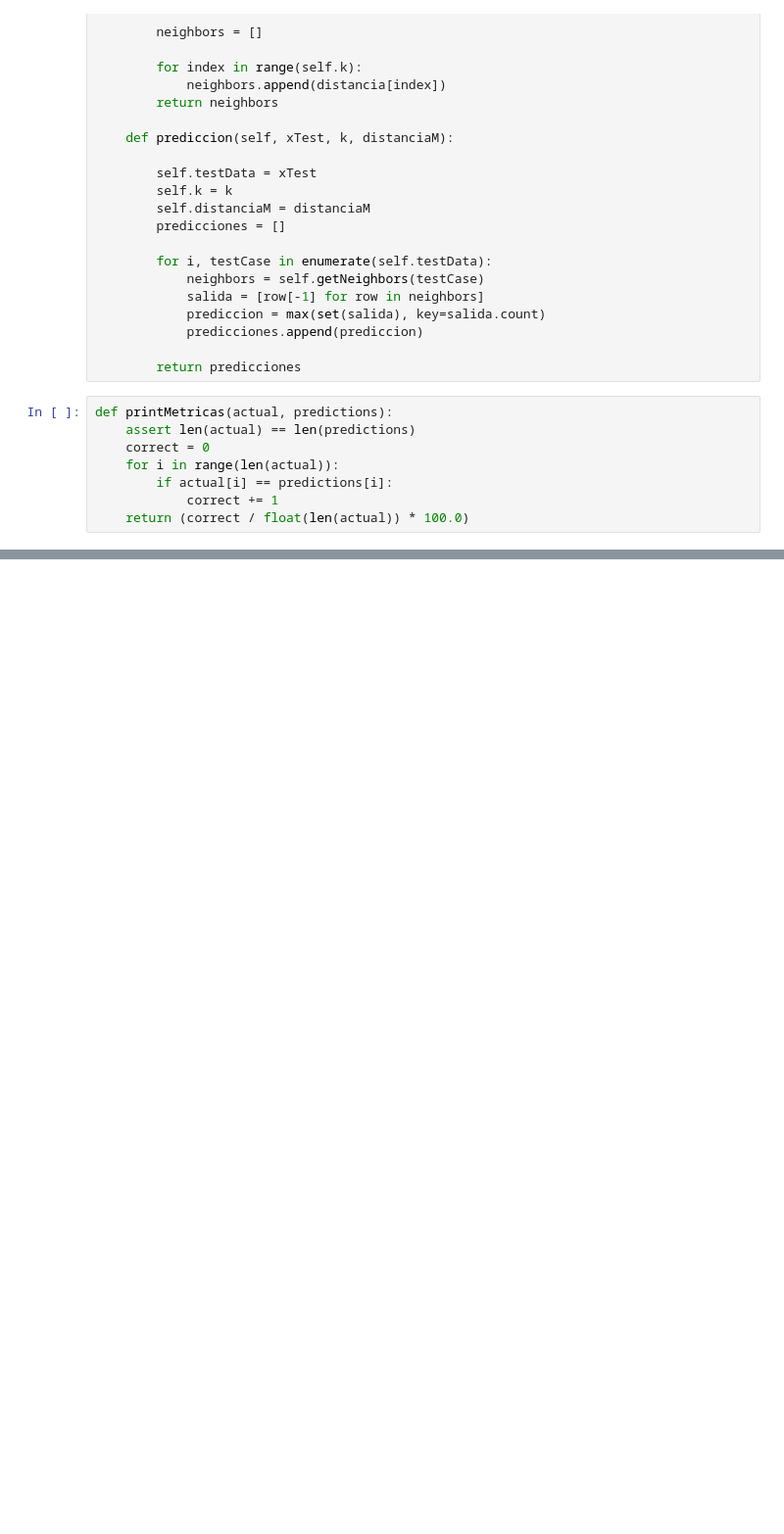
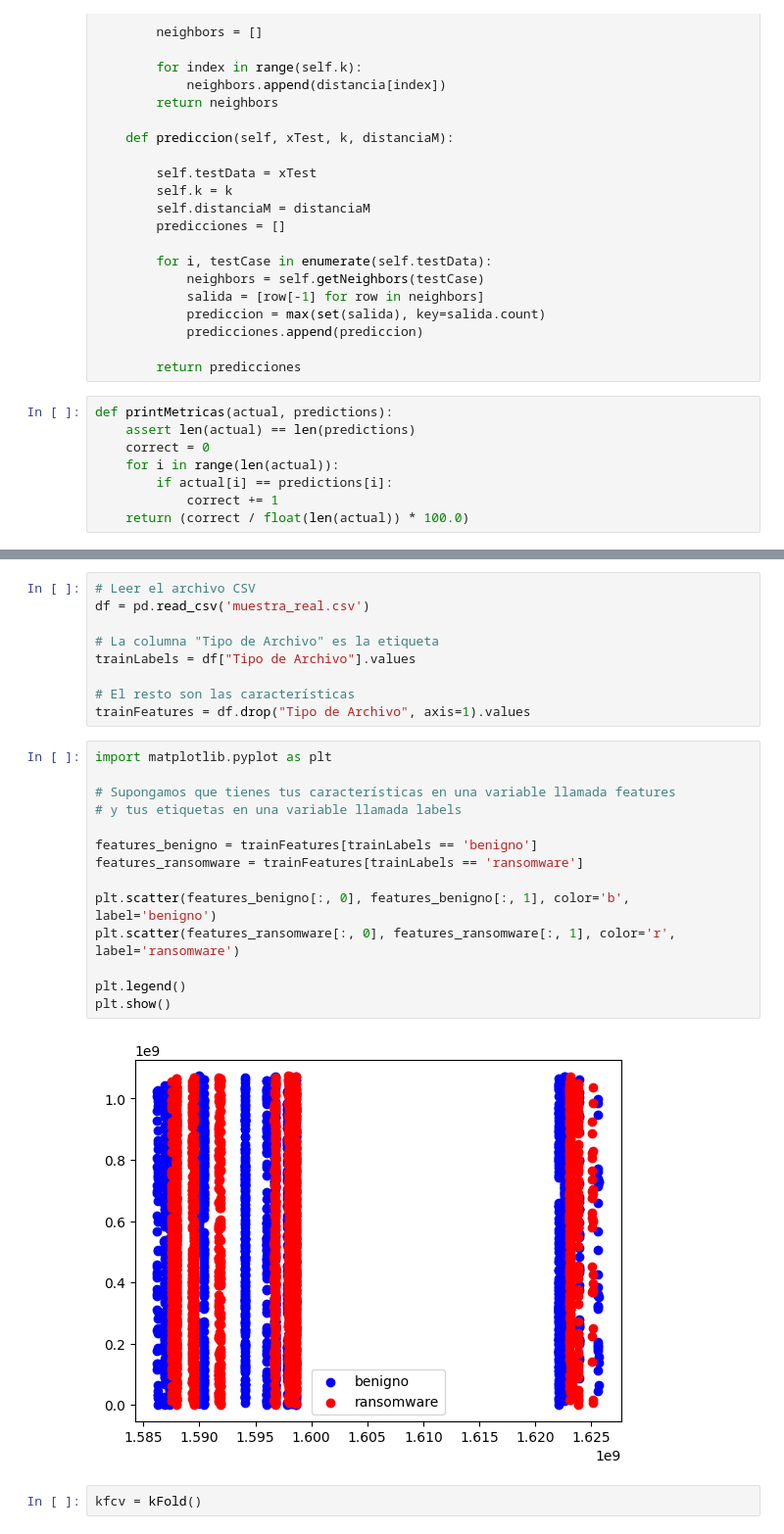
Before and after one commit to MarcoBetance0327/RanSap, a Jupyter notebook: knn2.ipynb, the cells around one changed output, grey strips where cells are left out. Shown at 98% size. Saved outputs shown, nothing was run; the diff lists cells and outputs as text; blank space fills up the shorter version.

```diff
--- a/knn2.ipynb
+++ b/knn2.ipynb
@@ -149,3 +146,30 @@ class kFold:
             print('*'*20)
             print('\nMaximum Accuracy: %3f%%' % max(puntuaciones))
             print('\nMean Accuracy: %.3f%%' % (sum(puntuaciones)/float(len(puntuaciones))))
+# %%
+# Leer el archivo CSV
+df = pd.read_csv('muestra_real.csv')
+
+# La columna "Tipo de Archivo" es la etiqueta
+trainLabels = df["Tipo de Archivo"].values
+
+# El resto son las características
+trainFeatures = df.drop("Tipo de Archivo", axis=1).values
+# %%
+import matplotlib.pyplot as plt
+
+# Supongamos que tienes tus características en una variable llamada features
+# y tus etiquetas en una variable llamada labels
+
+features_benigno = trainFeatures[trainLabels == 'benigno']
+features_ransomware = trainFeatures[trainLabels == 'ransomware']
+
+plt.scatter(features_benigno[:, 0], features_benigno[:, 1], color='b', label='benigno')
+plt.scatter(features_ransomware[:, 0], features_ransomware[:, 1], color='r', label='ransomware')
+
+plt.legend()
+plt.show()
+# %% [output]
+[figure, added]
+# %%
+kfcv = kFold()
```
Also changed, not shown: parts of 4 cells of this notebook.
